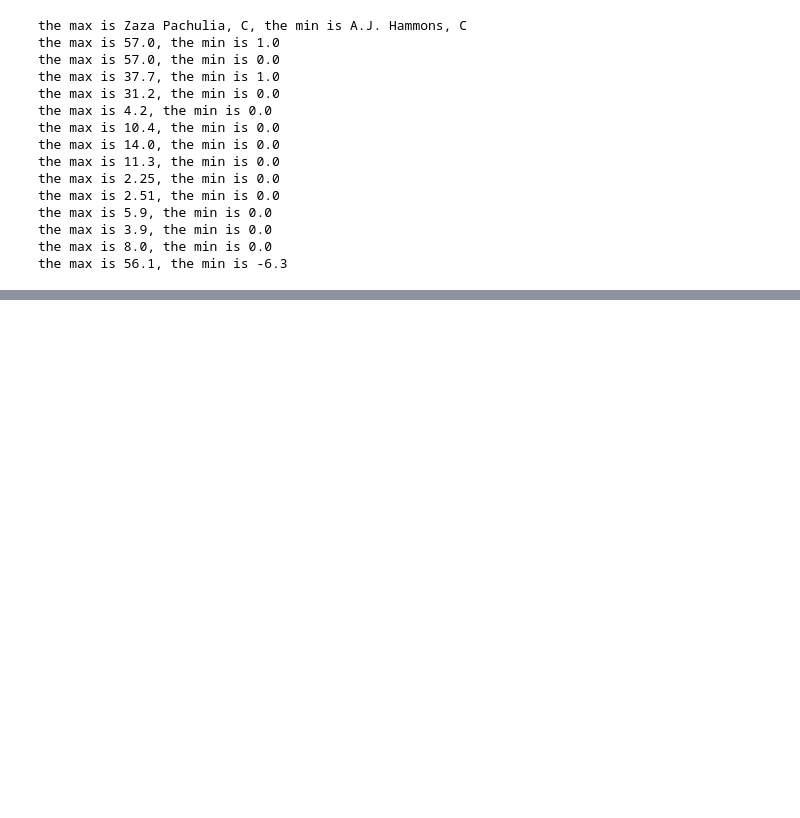
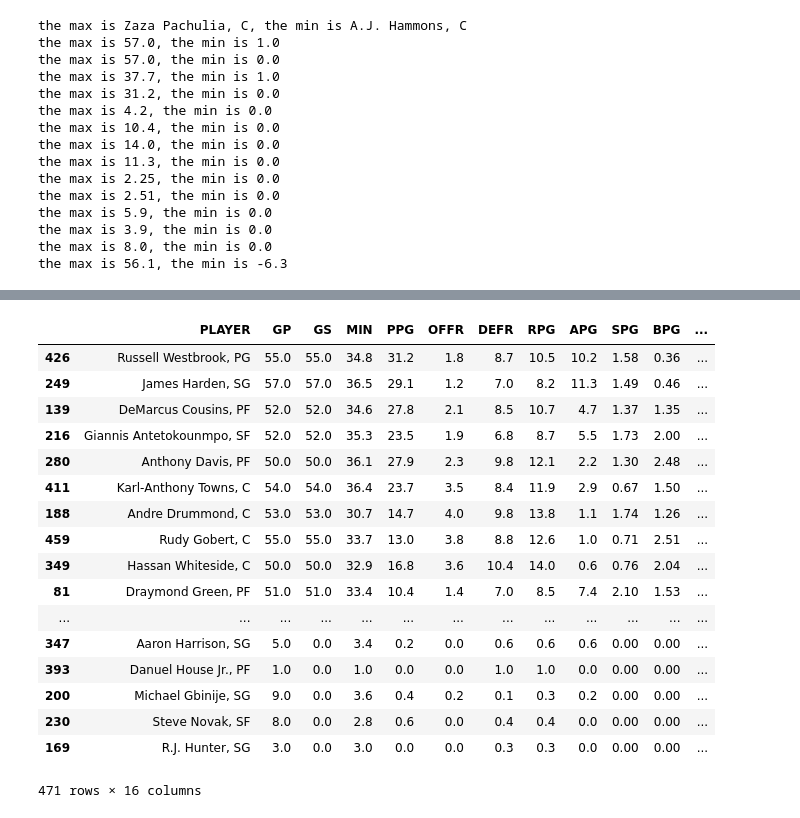
Before and after one commit to benholtzmansmith/fantasy-basketball, a Jupyter notebook: FantasyBasketball.ipynb, the cells around one changed output, grey strips where cells are left out. Cells and saved outputs as stored; diff of their text form; code cells hidden in the pictures; blank space fills up the shorter version.

Commit message:
scores for these categories

```diff
--- a/FantasyBasketball.ipynb
+++ b/FantasyBasketball.ipynb
@@ -202,0 +182,7 @@ meanNormalizedDf
+# %%
+def _sum(lis):
+    formatted = [float(x) for x in lis]
+    print(sum(formatted))
+    return sum(formatted)
+
+scores = meanNormalizedDf.iloc[:, 1:].apply(_sum, axis = 1)
@@ -202,0 +230,23 @@ meanNormalizedDf
+# %%
+formattedDf['score'] = scores
+# %%
+formattedDf.sort(['score'], ascending=[0])
+# %% [output]
+|  | PLAYER | GP | GS | MIN | PPG | OFFR | DEFR | RPG | APG | SPG | BPG | ... |
+| 426 | Russell Westbrook, PG | 55.0 | 55.0 | 34.8 | 31.2 | 1.8 | 8.7 | 10.5 | 10.2 | 1.58 | 0.36 | ... |
+| 249 | James Harden, SG | 57.0 | 57.0 | 36.5 | 29.1 | 1.2 | 7.0 | 8.2 | 11.3 | 1.49 | 0.46 | ... |
+| 139 | DeMarcus Cousins, PF | 52.0 | 52.0 | 34.6 | 27.8 | 2.1 | 8.5 | 10.7 | 4.7 | 1.37 | 1.35 | ... |
+| 216 | Giannis Antetokounmpo, SF | 52.0 | 52.0 | 35.3 | 23.5 | 1.9 | 6.8 | 8.7 | 5.5 | 1.73 | 2.00 | ... |
+| 280 | Anthony Davis, PF | 50.0 | 50.0 | 36.1 | 27.9 | 2.3 | 9.8 | 12.1 | 2.2 | 1.30 | 2.48 | ... |
+| 411 | Karl-Anthony Towns, C | 54.0 | 54.0 | 36.4 | 23.7 | 3.5 | 8.4 | 11.9 | 2.9 | 0.67 | 1.50 | ... |
+| 188 | Andre Drummond, C | 53.0 | 53.0 | 30.7 | 14.7 | 4.0 | 9.8 | 13.8 | 1.1 | 1.74 | 1.26 | ... |
+| 459 | Rudy Gobert, C | 55.0 | 55.0 | 33.7 | 13.0 | 3.8 | 8.8 | 12.6 | 1.0 | 0.71 | 2.51 | ... |
+| 349 | Hassan Whiteside, C | 50.0 | 50.0 | 32.9 | 16.8 | 3.6 | 10.4 | 14.0 | 0.6 | 0.76 | 2.04 | ... |
+| 81 | Draymond Green, PF | 51.0 | 51.0 | 33.4 | 10.4 | 1.4 | 7.0 | 8.5 | 7.4 | 2.10 | 1.53 | ... |
+| ... | ... | ... | ... | ... | ... | ... | ... | ... | ... | ... | ... | ... |
+| 347 | Aaron Harrison, SG | 5.0 | 0.0 | 3.4 | 0.2 | 0.0 | 0.6 | 0.6 | 0.6 | 0.00 | 0.00 | ... |
+| 393 | Danuel House Jr., PF | 1.0 | 0.0 | 1.0 | 0.0 | 0.0 | 1.0 | 1.0 | 0.0 | 0.00 | 0.00 | ... |
+| 200 | Michael Gbinije, SG | 9.0 | 0.0 | 3.6 | 0.4 | 0.2 | 0.1 | 0.3 | 0.2 | 0.00 | 0.00 | ... |
+| 230 | Steve Novak, SF | 8.0 | 0.0 | 2.8 | 0.6 | 0.0 | 0.4 | 0.4 | 0.0 | 0.00 | 0.00 | ... |
+| 169 | R.J. Hunter, SG | 3.0 | 0.0 | 3.0 | 0.0 | 0.0 | 0.3 | 0.3 | 0.0 | 0.00 | 0.00 | ... |
+471 rows × 16 columns
```
Also changed, not shown: parts of 4 cells of this notebook.
